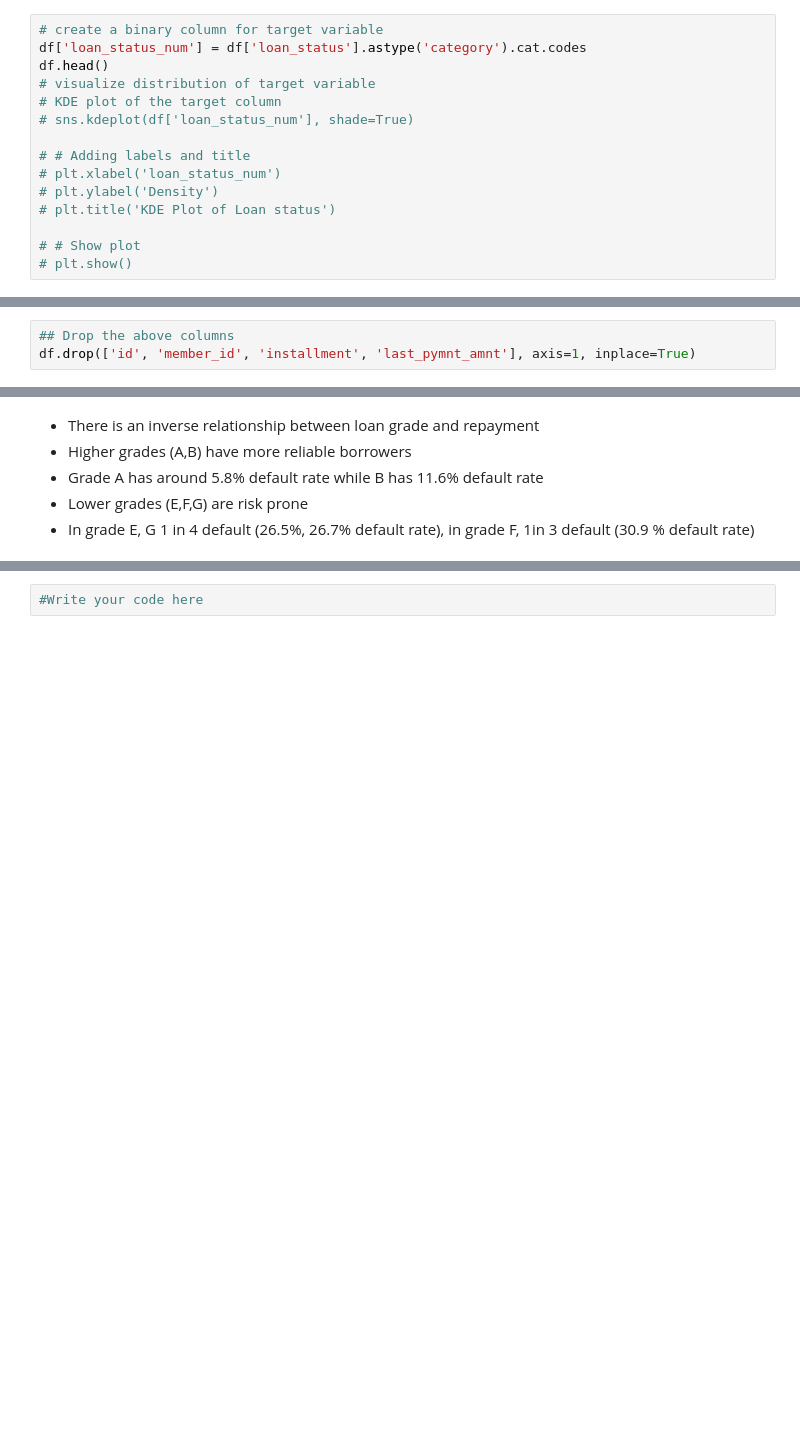
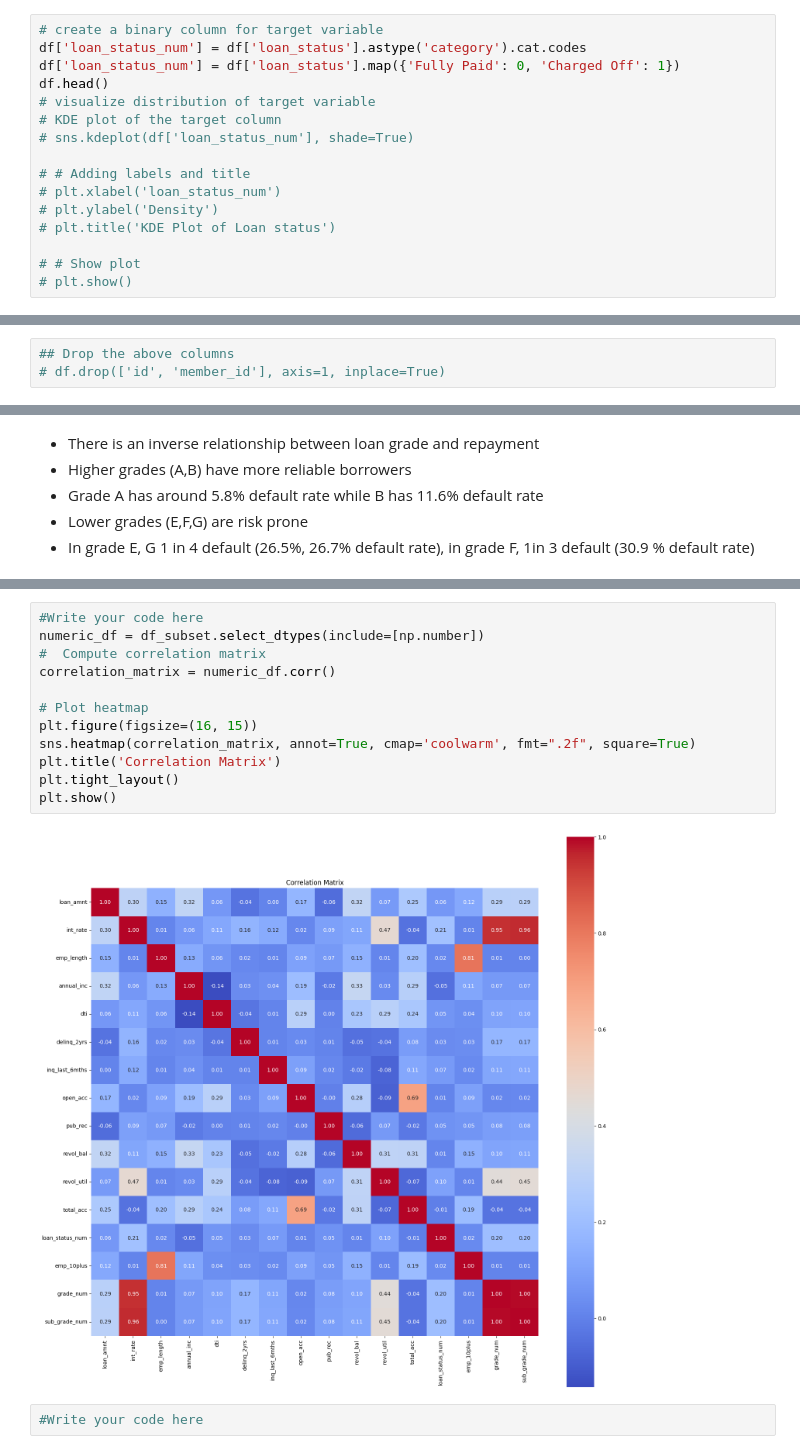
Before and after one commit to mkhallymysore/lending_club, a Jupyter notebook: Starter_Code_Loan_Approval_Lending_Club.ipynb, the cells around one changed output, grey strips where cells are left out. Drawn from its saved outputs; the diff is of its cells as text; blank space fills up the shorter version.

```diff
--- a/Starter_Code_Loan_Approval_Lending_Club.ipynb
+++ b/Starter_Code_Loan_Approval_Lending_Club.ipynb
@@ -172,6 +172,7 @@ dtype: int64
 # %%
 # create a binary column for target variable
 df['loan_status_num'] = df['loan_status'].astype('category').cat.codes
+df['loan_status_num'] = df['loan_status'].map({'Fully Paid': 0, 'Charged Off': 1})
 df.head()
 # visualize distribution of target variable
 # KDE plot of the target column
@@ -330,7 +331,7 @@ memory usage: 7.2+ MB
 - Columns which are not available at the time of loan approval (Check the data dictionary and problem statement to understand this more) - `installment` and `last_pymnt_amnt`
 # %%
 ## Drop the above columns
-df.drop(['id', 'member_id', 'installment', 'last_pymnt_amnt'], axis=1, inplace=True)
+# df.drop(['id', 'member_id'], axis=1, inplace=True)
 # %%
 ## Check the dataframe again
 df.head()
@@ -852,3 +877,17 @@ Name: loan_status_num, Length: 2504, dtype: float64
+# %%
+#Write your code here
+numeric_df = df_subset.select_dtypes(include=[np.number])
+#  Compute correlation matrix
+correlation_matrix = numeric_df.corr()
+
+# Plot heatmap
+plt.figure(figsize=(16, 15))
+sns.heatmap(correlation_matrix, annot=True, cmap='coolwarm', fmt=".2f", square=True)
+plt.title('Correlation Matrix')
+plt.tight_layout()
+plt.show()
+# %% [output]
+[figure, added]
 # %%
 #Write your code here
 # %% [markdown]
```
Also changed, not shown: parts of 13 cells of this notebook.
